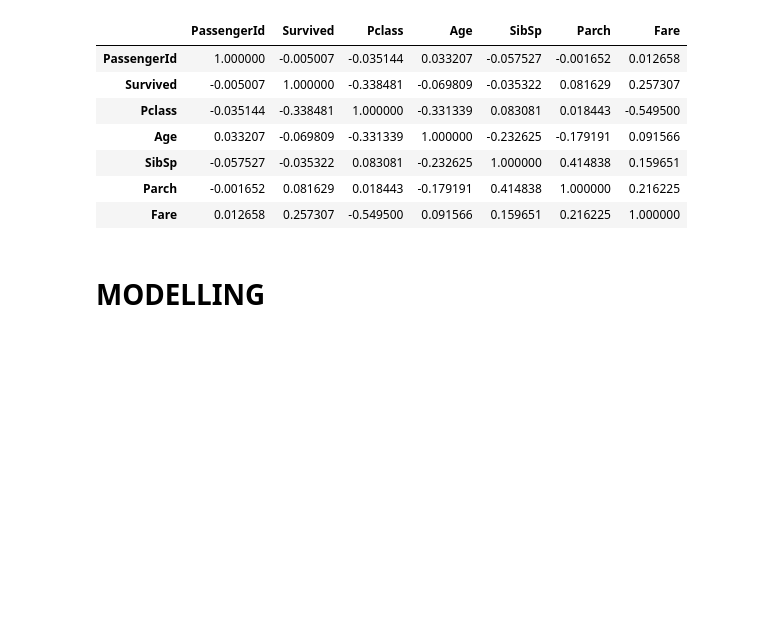
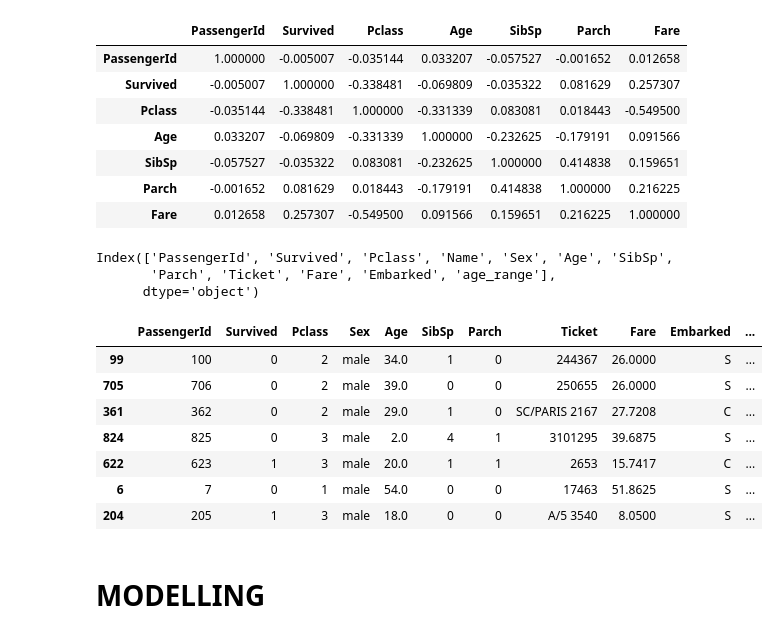
Before and after one commit to Molly-Abisage/WK9_KNN-and-NAIVE-BAYES-CLASSIFIERS, a Jupyter notebook: K_NEAREST_NEIGHBOUR_CLASSIFIER_IP9_MollyAbisage.ipynb, the cells around one changed output. Cells and saved outputs as stored; diff of their text form; code cells hidden in the pictures; blank space fills up the shorter version.

```diff
--- a/K_NEAREST_NEIGHBOUR_CLASSIFIER_IP9_MollyAbisage.ipynb
+++ b/K_NEAREST_NEIGHBOUR_CLASSIFIER_IP9_MollyAbisage.ipynb
@@ -422,10 +439,27 @@ corr
 | SibSp | -0.057527 | -0.035322 | 0.083081 | -0.232625 | 1.000000 | 0.414838 | 0.159651 |
 | Parch | -0.001652 | 0.081629 | 0.018443 | -0.179191 | 0.414838 | 1.000000 | 0.216225 |
 | Fare | 0.012658 | 0.257307 | -0.549500 | 0.091566 | 0.159651 | 0.216225 | 1.000000 |
-# %%
-#lets drop the columns we dont need and prepare for modelling
-train_df= train_df.drop(['PassengerId', 'Name', 'Ticket'],axis=1)
-train_df.head()
+# %%
+train_df.columns
+# %% [output]
+Index(['PassengerId', 'Survived', 'Pclass', 'Name', 'Sex', 'Age', 'SibSp',
+       'Parch', 'Ticket', 'Fare', 'Embarked', 'age_range'],
+      dtype='object')
+# %%
+# Dropping name column
+
+train_df = train_df.drop(columns=['Name'])
+
+train_df.sample(n=7)
+# %% [output]
+|  | PassengerId | Survived | Pclass | Sex | Age | SibSp | Parch | Ticket | Fare | Embarked | ... |
+| 99 | 100 | 0 | 2 | male | 34.0 | 1 | 0 | 244367 | 26.0000 | S | ... |
+| 705 | 706 | 0 | 2 | male | 39.0 | 0 | 0 | 250655 | 26.0000 | S | ... |
+| 361 | 362 | 0 | 2 | male | 29.0 | 1 | 0 | SC/PARIS 2167 | 27.7208 | C | ... |
+| 824 | 825 | 0 | 3 | male | 2.0 | 4 | 1 | 3101295 | 39.6875 | S | ... |
+| 622 | 623 | 1 | 3 | male | 20.0 | 1 | 1 | 2653 | 15.7417 | C | ... |
+| 6 | 7 | 0 | 1 | male | 54.0 | 0 | 0 | 17463 | 51.8625 | S | ... |
+| 204 | 205 | 1 | 3 | male | 18.0 | 0 | 0 | A/5 3540 | 8.0500 | S | ... |
 # %% [markdown]
 # MODELLING
 # %% [markdown]
```
Also changed, not shown: parts of 24 cells of this notebook.
